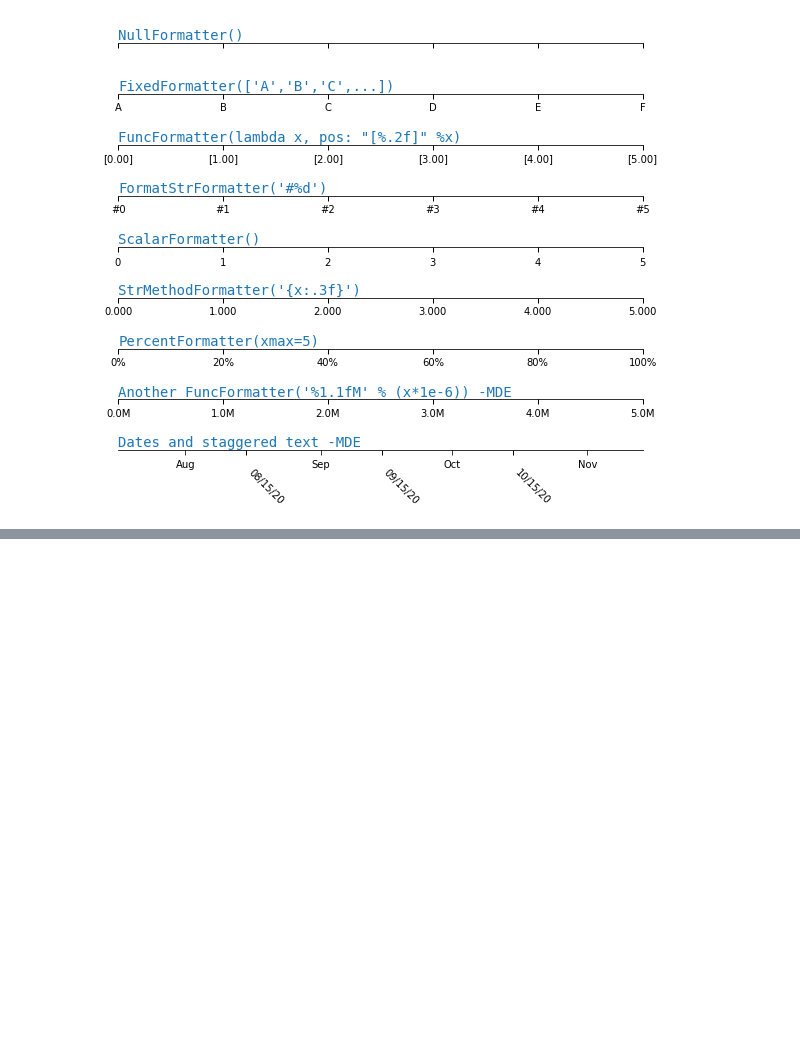
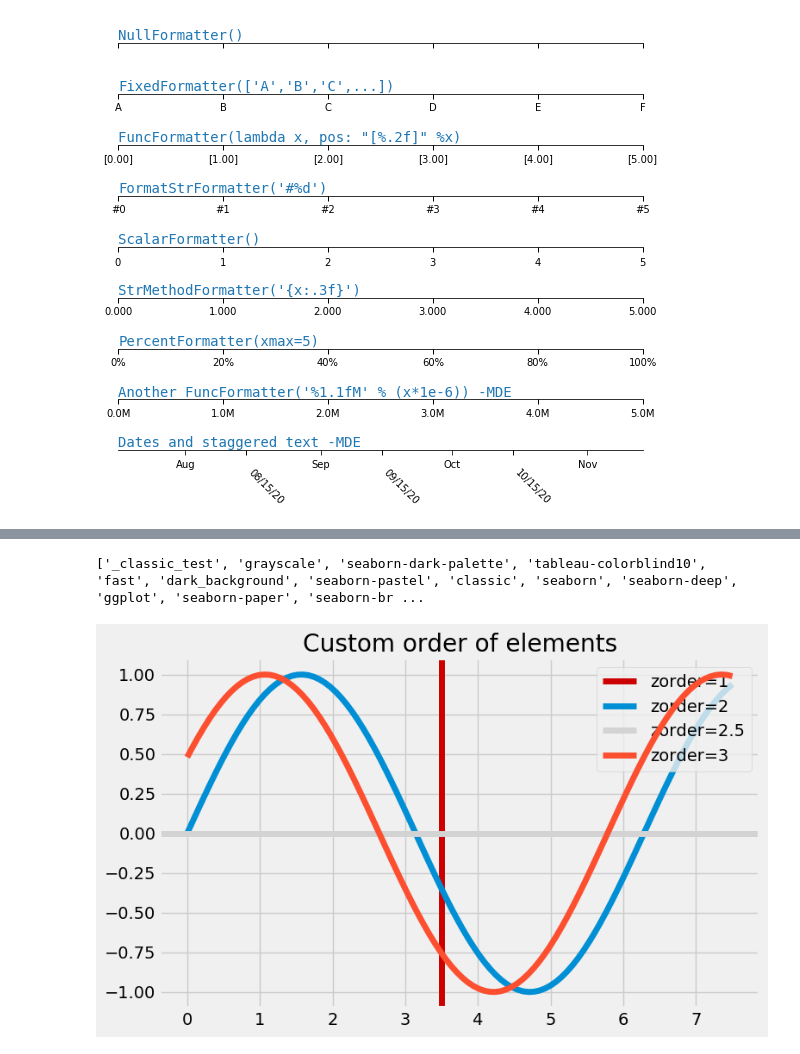
Before and after one commit to measley41/JupyterCheat-Sheets, a Jupyter notebook: Matplotlib_Examples_MDE.ipynb, the cells around one changed output, grey strips where cells are left out. Saved outputs shown, nothing was run; the diff lists cells and outputs as text; code cells hidden in the pictures; blank space fills up the shorter version.

```diff
--- a/Matplotlib_Examples_MDE.ipynb
+++ b/Matplotlib_Examples_MDE.ipynb
@@ -618,0 +690,24 @@ plt.show()
+# %%
+print(plt.style.available)
+# %% [output]
+['_classic_test', 'grayscale', 'seaborn-dark-palette', 'tableau-colorblind10', 'fast', 'dark_background', 'seaborn-pastel', 'classic', 'seaborn', 'seaborn-deep', 'ggplot', 'seaborn-paper', 'seaborn-br ...
+# %%
+U = np.linspace(0, 7.5, 100)
+plt.style.use('fivethirtyeight')
+plt.rcParams['lines.linewidth'] = 5
+plt.figure(figsize=(8,5))
+plt.axvline(3.5, label='zorder=1', color='#CC0000', zorder=1)
+plt.plot(U, np.sin(U), label='zorder=2', zorder=2)  # bottom
+plt.axhline(0, label='zorder=2.5', color='lightgray', zorder=2.5)
+plt.plot(U, np.sin(U+0.5), label='zorder=3',  zorder=3)
+
+
+plt.title('Custom order of elements')
+l = plt.legend(loc='upper right')
+l.set_zorder(2.5)  # legend between blue and orange line
+plt.show()
+plt.close()
+
+plt.style.use('classic')
+# %% [output]
+[figure, added]
```
Also changed, not shown: parts of 30 cells of this notebook.
